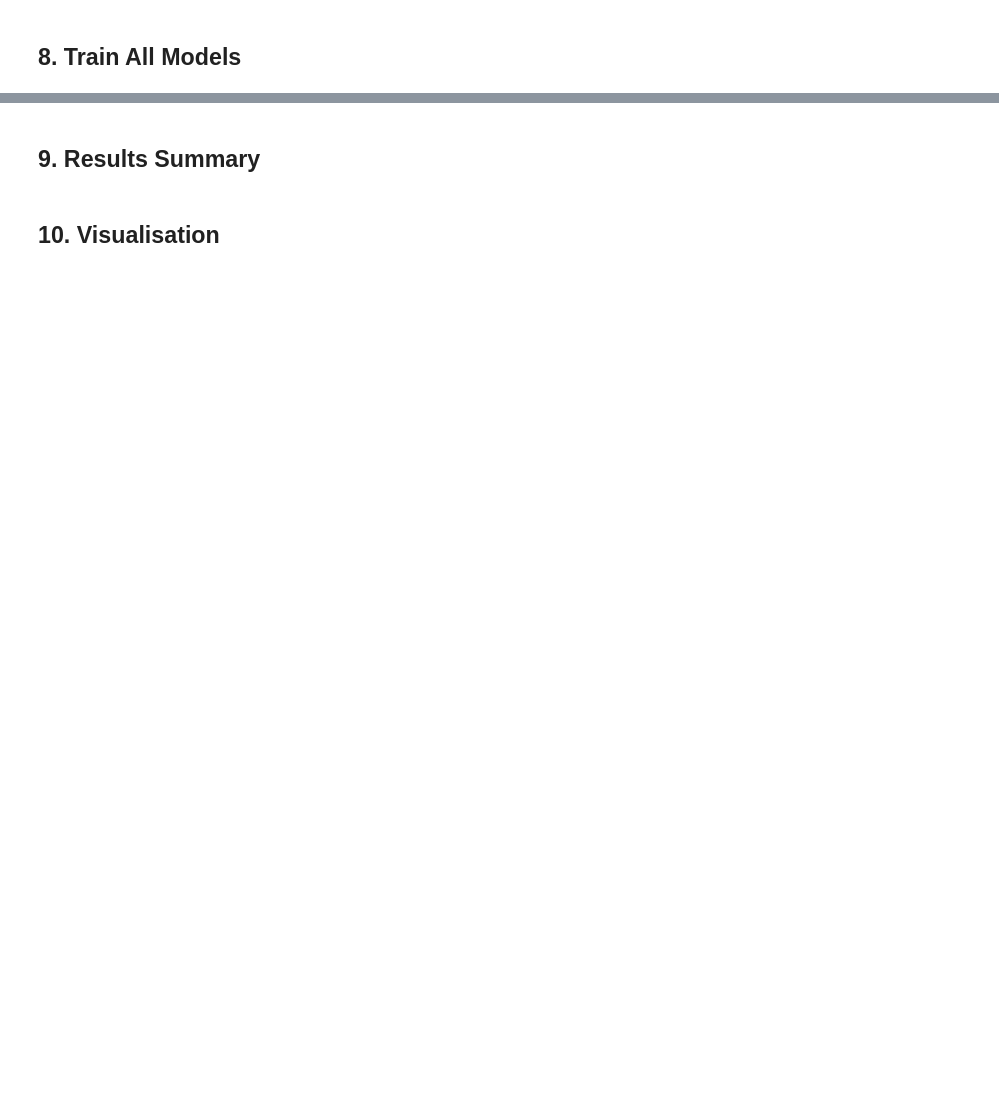
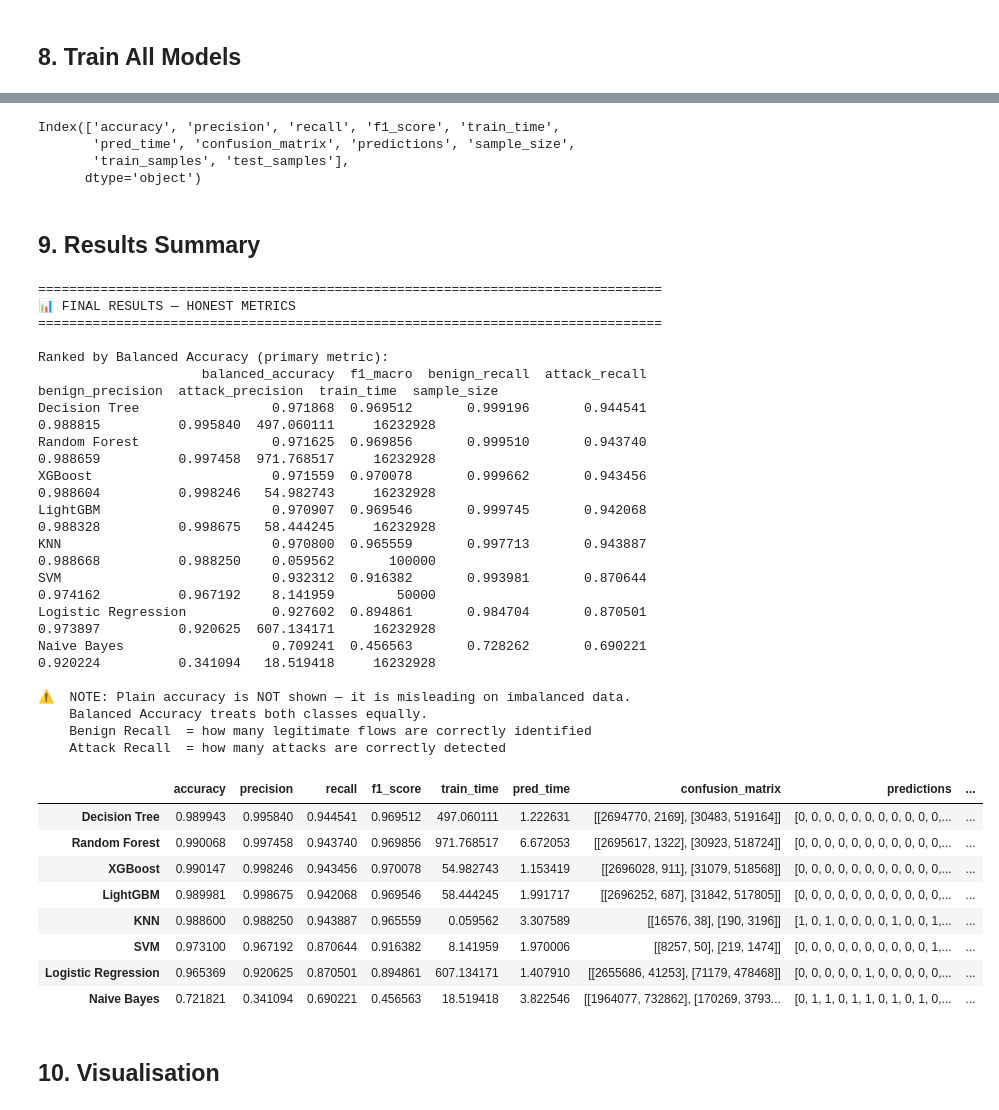
Before and after one commit to zied42/IDS_PCD, a Jupyter notebook: ML_Training_Fixed_Pipeline_Cleanscale_Enhanced_Updated.ipynb, the cells around one changed output, grey strips where cells are left out. Cells and saved outputs as stored; diff of their text form; code cells hidden in the pictures; blank space fills up the shorter version.

```diff
--- a/ML_Training_Fixed_Pipeline_Cleanscale_Enhanced_Updated.ipynb
+++ b/ML_Training_Fixed_Pipeline_Cleanscale_Enhanced_Updated.ipynb
@@ -276,29 +494,80 @@ results        = {}trained_models = {}saved_scalers  = {}for model_name, model_b
+# %%
+summary_df.columns
+# %% [output]
+Index(['accuracy', 'precision', 'recall', 'f1_score', 'train_time',
+       'pred_time', 'confusion_matrix', 'predictions', 'sample_size',
+       'train_samples', 'test_samples'],
+      dtype='object')
 # %% [markdown]
 ## 9. Results Summary
 # %%
 print('\n' + '=' * 80)
 print('📊 FINAL RESULTS — HONEST METRICS')
 print('=' * 80)
 
 summary_df = pd.DataFrame(results).T
+summary_df = summary_df.apply(pd.to_numeric, errors='ignore')
+
+# Extract benign/attack precision & recall from confusion matrix
+for model_name, row in summary_df.iterrows():
+    cm = results[model_name]['confusion_matrix']
+    # cm = [[TN, FP], [FN, TP]]
+    TN, FP, FN, TP = cm[0][0], cm[0][1], cm[1][0], cm[1][1]
+
+    summary_df.loc[model_name, 'balanced_accuracy'] = 0.5 * (TP/(TP+FN) + TN/(TN+FP))
+    summary_df.loc[model_name, 'f1_macro']          = results[model_name]['f1_score']
+    summary_df.loc[model_name, 'attack_recall']     = TP / (TP + FN) if (TP + FN) > 0 else 0
+    summary_df.loc[model_name, 'benign_recall']     = TN / (TN + FP) if (TN + FP) > 0 else 0
+    summary_df.loc[model_name, 'attack_precision']  = TP / (TP + FP) if (TP + FP) > 0 else 0
+    summary_df.loc[model_name, 'benign_precision']  = TN / (TN + FN) if (TN + FN) > 0 else 0
+
 summary_df = summary_df.sort_values('balanced_accuracy', ascending=False)
 
 display_cols = [
     'balanced_accuracy', 'f1_macro',
     'benign_recall', 'attack_recall',
     'benign_precision', 'attack_precision',
     'train_time', 'sample_size'
 ]
 
 print('\nRanked by Balanced Accuracy (primary metric):')
 print(summary_df[display_cols].to_string())
 
 print('\n⚠️  NOTE: Plain accuracy is NOT shown — it is misleading on imbalanced data.')
 print('    Balanced Accuracy treats both classes equally.')
 print('    Benign Recall  = how many legitimate flows are correctly identified')
 print('    Attack Recall  = how many attacks are correctly detected')
 
 summary_df
+# %% [output]
+================================================================================
+📊 FINAL RESULTS — HONEST METRICS
+================================================================================
+
+Ranked by Balanced Accuracy (primary metric):
+                     balanced_accuracy  f1_macro  benign_recall  attack_recall  benign_precision  attack_precision  train_time  sample_size
+Decision Tree                 0.971868  0.969512       0.999196       0.944541          0.988815          0.995840  497.060111     16232928
+Random Forest                 0.971625  0.969856       0.999510       0.943740          0.988659          0.997458  971.768517     16232928
+XGBoost                       0.971559  0.970078       0.999662       0.943456          0.988604          0.998246   54.982743     16232928
+LightGBM                      0.970907  0.969546       0.999745       0.942068          0.988328          0.998675   58.444245     16232928
+KNN                           0.970800  0.965559       0.997713       0.943887          0.988668          0.988250    0.059562       100000
+SVM                           0.932312  0.916382       0.993981       0.870644          0.974162          0.967192    8.141959        50000
+Logistic Regression           0.927602  0.894861       0.984704       0.870501          0.973897          0.920625  607.134171     16232928
+Naive Bayes                   0.709241  0.456563       0.728262       0.690221          0.920224          0.341094   18.519418     16232928
+
+⚠️  NOTE: Plain accuracy is NOT shown — it is misleading on imbalanced data.
+    Balanced Accuracy treats both classes equally.
+    Benign Recall  = how many legitimate flows are correctly identified
+    Attack Recall  = how many attacks are correctly detected
+|  | accuracy | precision | recall | f1_score | train_time | pred_time | confusion_matrix | predictions | ... |
+| Decision Tree | 0.989943 | 0.995840 | 0.944541 | 0.969512 | 497.060111 | 1.222631 | [[2694770, 2169], [30483, 519164]] | [0, 0, 0, 0, 0, 0, 0, 0, 0, 0, 0,... | ... |
+| Random Forest | 0.990068 | 0.997458 | 0.943740 | 0.969856 | 971.768517 | 6.672053 | [[2695617, 1322], [30923, 518724]] | [0, 0, 0, 0, 0, 0, 0, 0, 0, 0, 0,... | ... |
+| XGBoost | 0.990147 | 0.998246 | 0.943456 | 0.970078 | 54.982743 | 1.153419 | [[2696028, 911], [31079, 518568]] | [0, 0, 0, 0, 0, 0, 0, 0, 0, 0, 0,... | ... |
+| LightGBM | 0.989981 | 0.998675 | 0.942068 | 0.969546 | 58.444245 | 1.991717 | [[2696252, 687], [31842, 517805]] | [0, 0, 0, 0, 0, 0, 0, 0, 0, 0, 0,... | ... |
+| KNN | 0.988600 | 0.988250 | 0.943887 | 0.965559 | 0.059562 | 3.307589 | [[16576, 38], [190, 3196]] | [1, 0, 1, 0, 0, 0, 0, 1, 0, 0, 1,... | ... |
+| SVM | 0.973100 | 0.967192 | 0.870644 | 0.916382 | 8.141959 | 1.970006 | [[8257, 50], [219, 1474]] | [0, 0, 0, 0, 0, 0, 0, 0, 0, 0, 1,... | ... |
+| Logistic Regression | 0.965369 | 0.920625 | 0.870501 | 0.894861 | 607.134171 | 1.407910 | [[2655686, 41253], [71179, 478468]] | [0, 0, 0, 0, 0, 1, 0, 0, 0, 0, 0,... | ... |
+| Naive Bayes | 0.721821 | 0.341094 | 0.690221 | 0.456563 | 18.519418 | 3.822546 | [[1964077, 732862], [170269, 3793... | [0, 1, 1, 0, 1, 1, 0, 1, 0, 1, 0,... | ... |
 # %% [markdown]
 ## 10. Visualisation
 # %%
```
Also changed, not shown: parts of 10 cells of this notebook, 10 other files.
